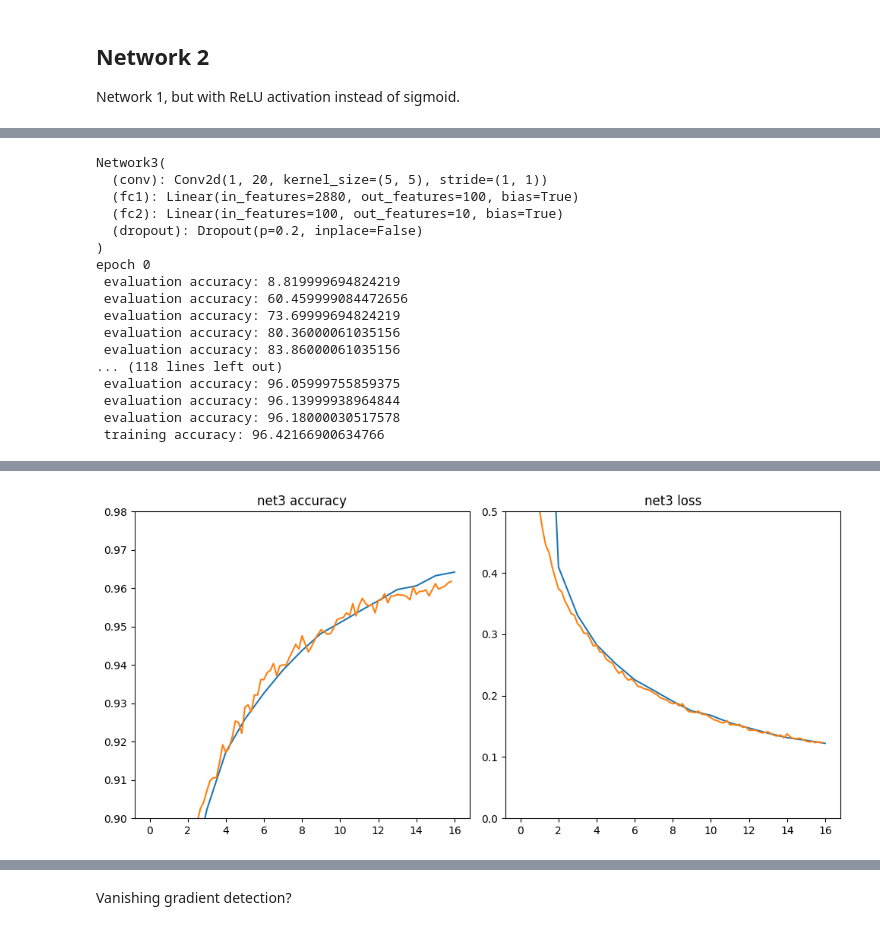
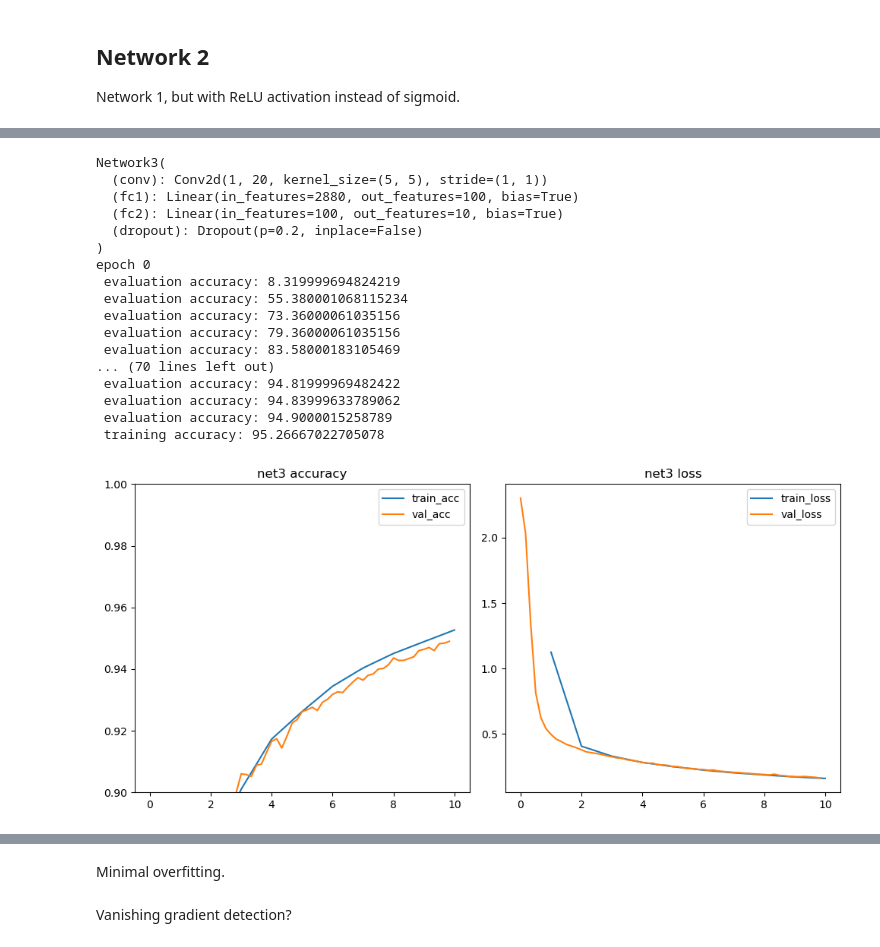
Before and after one commit to slothman3878/pytorch-playground, a Jupyter notebook: main.ipynb, the cells around one changed output, grey strips where cells are left out. Saved outputs shown, nothing was run; the diff lists cells and outputs as text; code cells hidden in the pictures.

```diff
--- a/main.ipynb
+++ b/main.ipynb
@@ -294,10 +253,10 @@ class Network3(nn.Module):
 # %%
 eta = 0.01
-epochs = 16
+epochs = 10
 l2_lambda = 0.01
-dropout_rate = 0.2
+dropout = 0.2
 
-net3 = Network3()
+net3 = network.Network3(dropout=dropout)
 print(net3)
 
 criterion = nn.CrossEntropyLoss()
@@ -359,39 +318,41 @@ Network3(
   (dropout): Dropout(p=0.2, inplace=False)
 )
 epoch 0
- evaluation accuracy: 8.819999694824219
- evaluation accuracy: 60.459999084472656
- evaluation accuracy: 73.69999694824219
- evaluation accuracy: 80.36000061035156
- evaluation accuracy: 83.86000061035156
-... (118 lines left out)
- evaluation accuracy: 96.05999755859375
- evaluation accuracy: 96.13999938964844
- evaluation accuracy: 96.18000030517578
- training accuracy: 96.42166900634766
+ evaluation accuracy: 8.319999694824219
+ evaluation accuracy: 55.380001068115234
+ evaluation accuracy: 73.36000061035156
+ evaluation accuracy: 79.36000061035156
+ evaluation accuracy: 83.58000183105469
+... (70 lines left out)
+ evaluation accuracy: 94.81999969482422
+ evaluation accuracy: 94.83999633789062
+ evaluation accuracy: 94.9000015258789
+ training accuracy: 95.26667022705078
 # %%
 fig, ax = plt.subplots(1, 2)
 eval_per_epoch = 6
 
-print(len(train_accs))
 ax[0].plot(range(1, epochs+1), [train_acc[0] / train_acc[1] for train_acc in train_accs], label='train_acc')
 ax[0].plot([i/eval_per_epoch for i in range(eval_per_epoch * epochs)], [val_acc[0] / val_acc[1] for val_acc in val_accs], label='val_acc')
-ax[0].set_ylim(0.9, .98)
+ax[0].set_ylim(0.9, 1.)
 ax[0].set_title('net3 accuracy')
+ax[0].legend()
 
 ax[1].plot(range(1, epochs+1), train_loss, label='train_loss')
 ax[1].plot([i/eval_per_epoch for i in range(eval_per_epoch * epochs)], val_loss, label='val_loss')
-ax[1].set_ylim(0.0, 0.5)
+# ax[1].set_ylim(0.0, 1.)
 ax[1].set_title('net3 loss')
 
 fig.set_figwidth(10)
 
 plt.tight_layout()
+plt.legend()
 plt.show()
 
 final_acc = (train_accs[-1], val_accs[-1])
 final_loss = (train_loss[-1], val_loss[-1])
 
-print(f"final loss: train {final_acc[0]} v eval {final_acc[1]}")
+print(f"final loss: train {train_loss[0]} v eval {train_loss[1]}")
 print(f"final acc: train {final_acc[0][0] / final_acc[0][1]} v eval {final_acc[1][0] / final_acc[1][1]}")
 # %% [output]
+[figure, new version]
@@ -399 +360,0 @@ print(f"final acc: train {final_acc[0][0] / final_acc[0][1]} v eval {final_acc[1
-[figure, old version]
@@ -402,2 +361,4 @@ final acc: train 0.9642166495323181 v eval 0.9617999792098999
+# %% [markdown]
+Minimal overfitting.
 # %% [markdown]
 Vanishing gradient detection?
```
Also changed, not shown: parts of 13 cells of this notebook, 1 other file.
